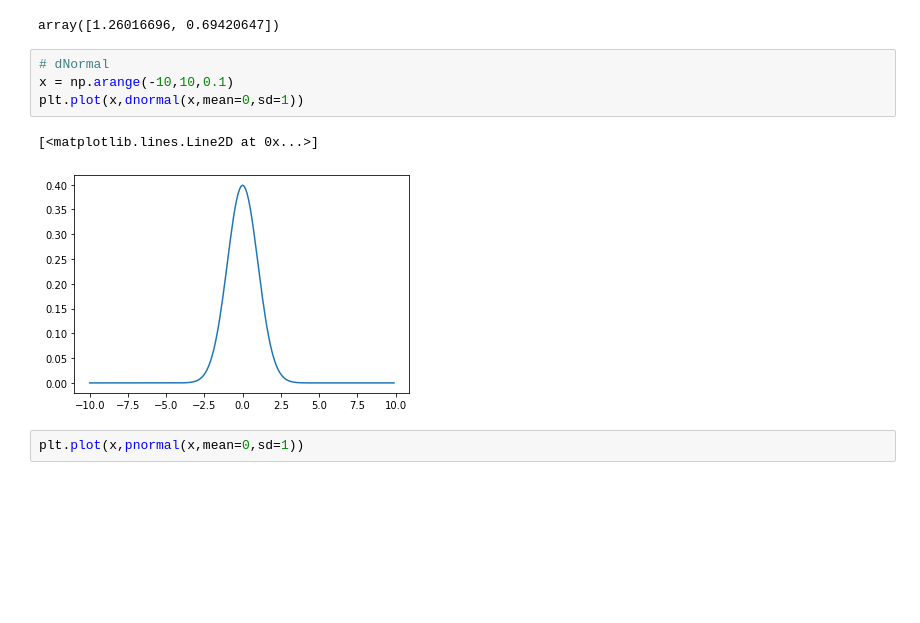
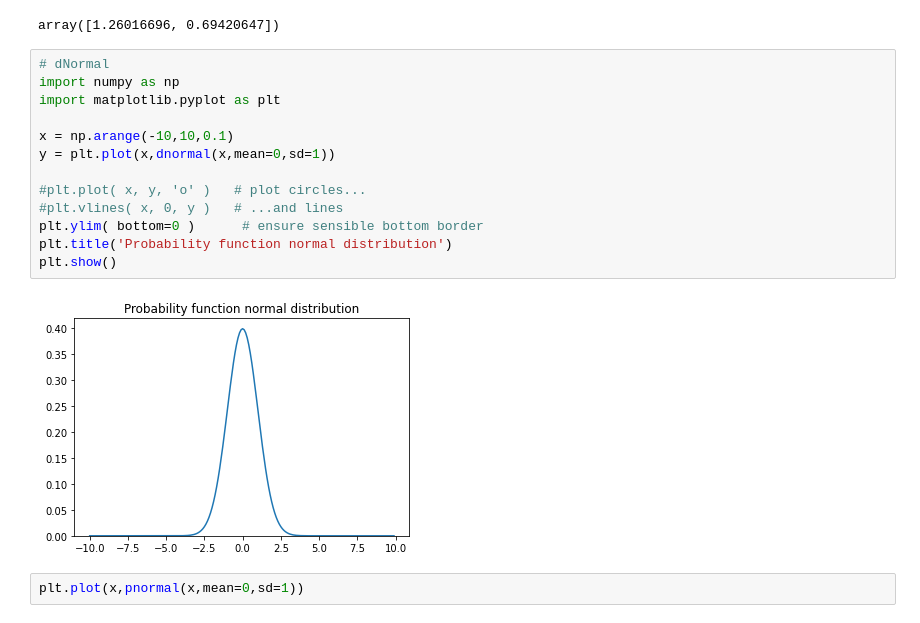
Before and after one commit to andreaj-it/probability-distribution-exercises-project-with-python, a Jupyter notebook: notebook/problems.ipynb, the cells around one changed output. Cells and saved outputs as stored; diff of their text form; blank space fills up the shorter version.

```diff
--- a/notebook/problems.ipynb
+++ b/notebook/problems.ipynb
@@ -109,11 +109,19 @@ rnormal(2)
 array([1.26016696, 0.69420647])
 # %%
 # dNormal
+import numpy as np
+import matplotlib.pyplot as plt
+
 x = np.arange(-10,10,0.1)
-plt.plot(x,dnormal(x,mean=0,sd=1))
+y = plt.plot(x,dnormal(x,mean=0,sd=1))
+
+#plt.plot( x, y, 'o' )   # plot circles...
+#plt.vlines( x, 0, y )   # ...and lines
+plt.ylim( bottom=0 )      # ensure sensible bottom border
+plt.title('Probability function normal distribution')
+plt.show()
 # %% [output]
-[<matplotlib.lines.Line2D at 0x...>]
-[figure, old version]
+[figure, new version]
 # %%
 plt.plot(x,pnormal(x,mean=0,sd=1))
 # %% [output]
```
